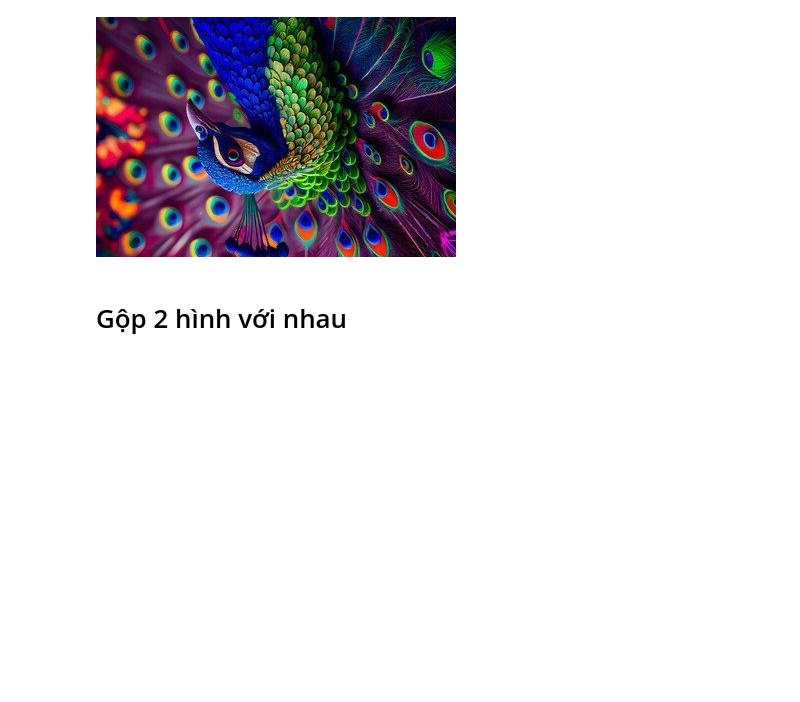
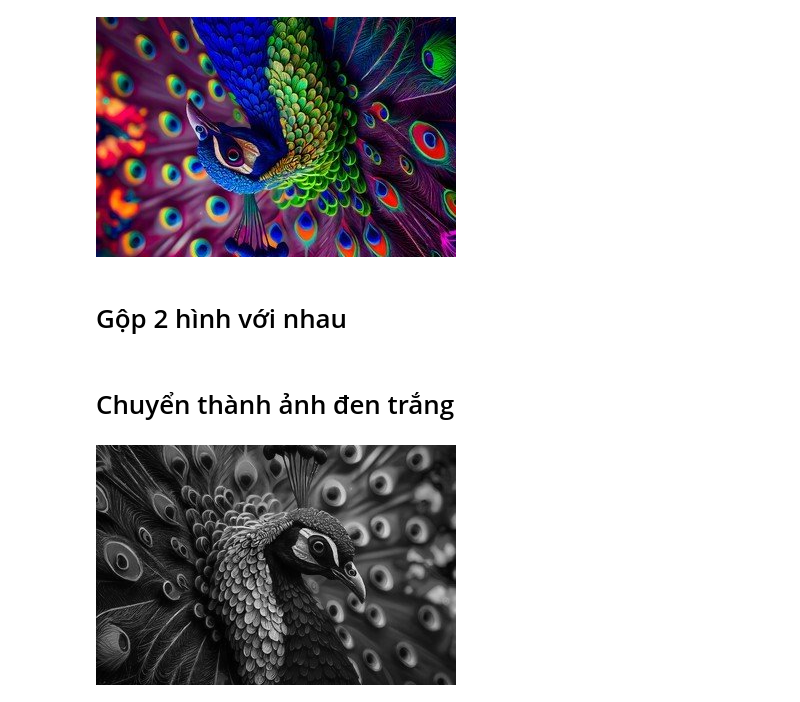
Before and after one commit to TaQuangKhoi/Learn-Computer-Vision, a Jupyter notebook: 19-Sep-2023.ipynb, the cells around one changed output. Saved outputs shown, nothing was run; the diff lists cells and outputs as text; code cells hidden in the pictures; blank space fills up the shorter version.

Commit message:
Chuyển thành ảnh đen trắng

```diff
--- a/19-Sep-2023.ipynb
+++ b/19-Sep-2023.ipynb
@@ -53,3 +53,9 @@ position = (38, 469)
 im.paste(logo, position)
 # %%
 im.save('merged.jpg')
+# %% [markdown]
+# Chuyển thành ảnh đen trắng
+# %%
+im.convert('L')
+# %% [output]
+[figure, added]
```
Also changed, not shown: 1 other file.
